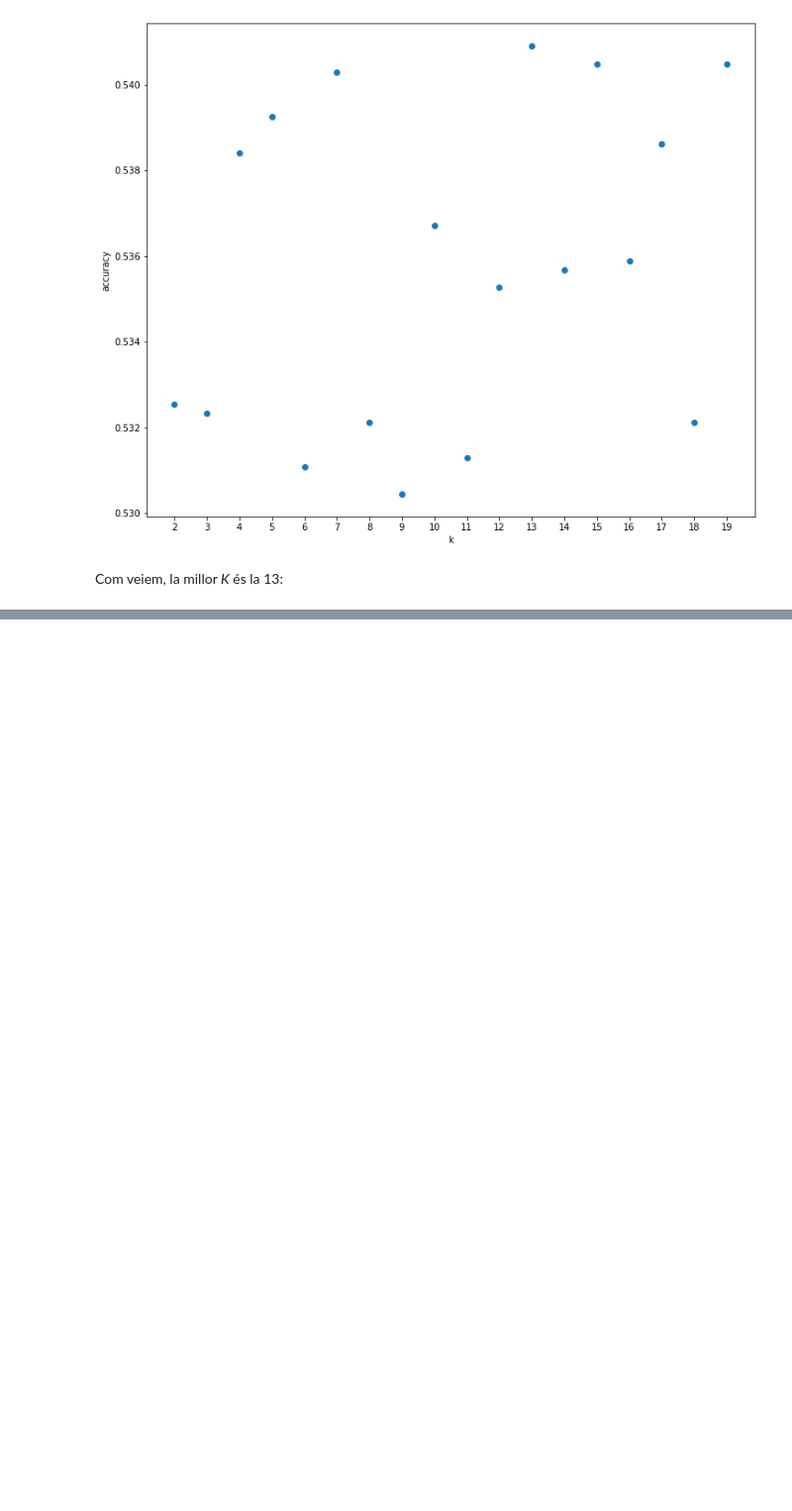
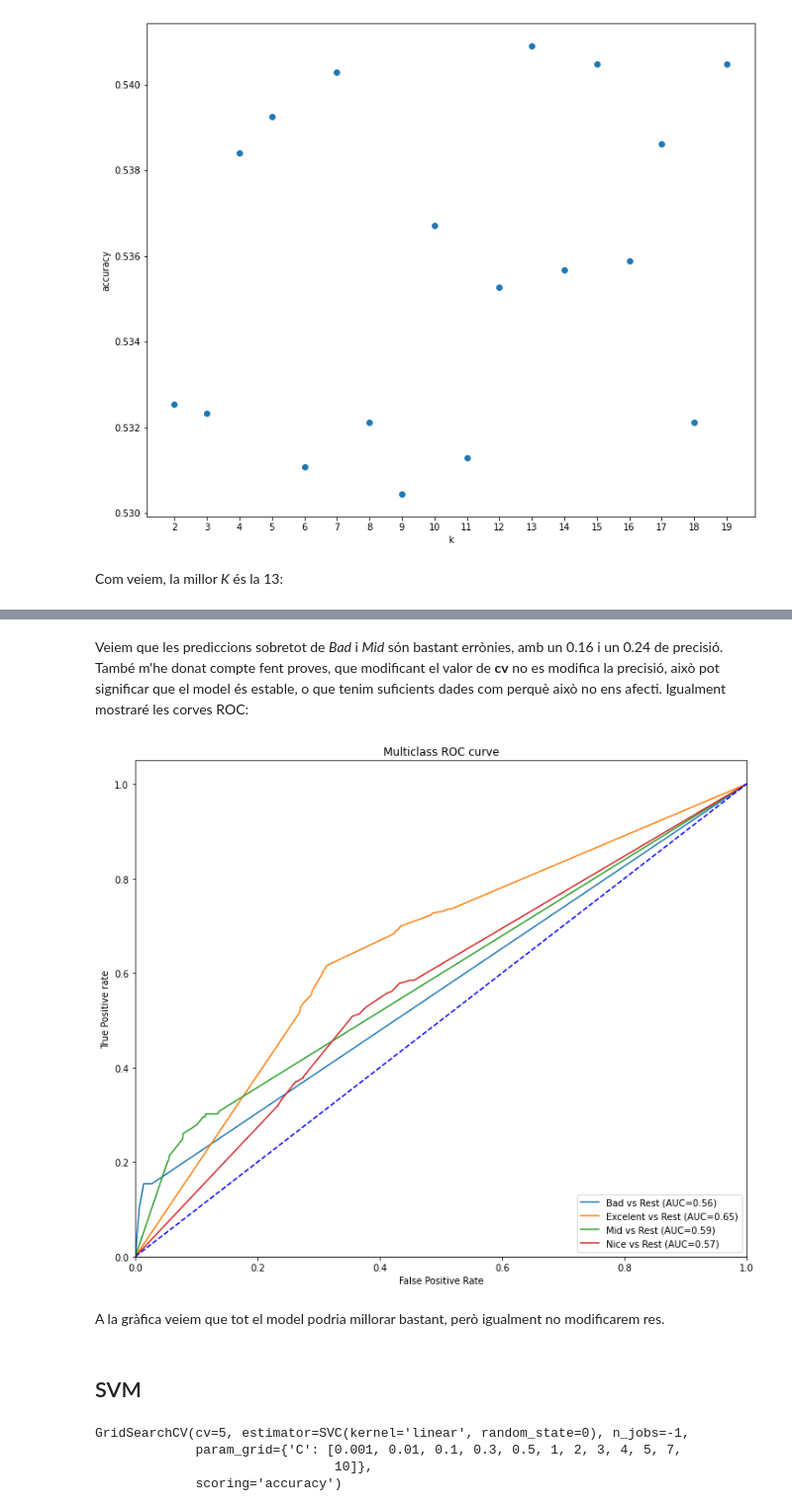
Before and after one commit to saulgordillo/APC_Kaggle, a Jupyter notebook: kaggle.ipynb, the cells around one changed output, grey strips where cells are left out. Shown: that part at 99% size. Drawn from its saved outputs; the diff is of its cells as text; code cells hidden in the pictures; blank space fills up the shorter version.

```diff
--- a/kaggle.ipynb
+++ b/kaggle.ipynb
@@ -606,0 +607,53 @@ weighted avg       0.53      0.54      0.53      2048
+# %% [markdown]
+Veiem que les prediccions sobretot de *Bad* i *Mid* són bastant errònies, amb un 0.16 i un 0.24 de precisió. També m'he donat compte fent proves, que modificant el valor de **cv** no es modifica la precisió, això pot significar que el model és estable, o que tenim suficients dades com perquè això no ens afecti. Igualment mostraré les corves ROC:
+# %%
+pred = DecisionTree.predict_proba(X_test)
+
+plt.figure(figsize=(12,10))
+
+y_testBin = label_binarize(y_test, classes=np.unique(y_test))
+
+fpr = {}
+tpr = {}
+thresh = {}
+
+roc_auc = dict()
+
+classes = np.unique(y_test)
+nClass = classes.shape[0]
+
+for i in range(nClass):
+    fpr[i], tpr[i], thresh[i] = roc_curve(y_testBin[:,i], pred[:,i])
+    roc_auc[i] = metrics.auc(fpr[i], tpr[i])
+
+    plt.plot(fpr[i], tpr[i], linestyle='-', label="%s vs Rest (AUC=%0.2f)"%(classes[i], roc_auc[i]))
+
+plt.plot([0,1],[0,1],'b--')
+plt.xlim([0,1])
+plt.ylim([0,1.05])
+plt.title('Multiclass ROC curve')
+plt.xlabel('False Positive Rate')
+plt.ylabel('True Positive rate')
+plt.legend(loc='lower right')
+plt.show()
+# %% [output]
+[figure, added]
+# %% [markdown]
+A la gràfica veiem que tot el model podria millorar bastant, però igualment no modificarem res.
+# %% [markdown]
+## SVM
+# %%
+grid_hp = {"C" : [0.001, 0.01, 0.1, 0.3, 0.5, 1, 2, 3, 4, 5, 7, 10]}
+
+grid_search = GridSearchCV(estimator= svm.SVC(kernel="linear", random_state=0),
+                           param_grid=grid_hp,
+                           cv=5,
+                           scoring="accuracy",
+                           n_jobs=-1)
+
+grid_search.fit(X_train, y_train)
+# %% [output]
+GridSearchCV(cv=5, estimator=SVC(kernel='linear', random_state=0), n_jobs=-1,
+             param_grid={'C': [0.001, 0.01, 0.1, 0.3, 0.5, 1, 2, 3, 4, 5, 7,
+                               10]},
+             scoring='accuracy')
```
Also changed, not shown: parts of 14 cells of this notebook.
